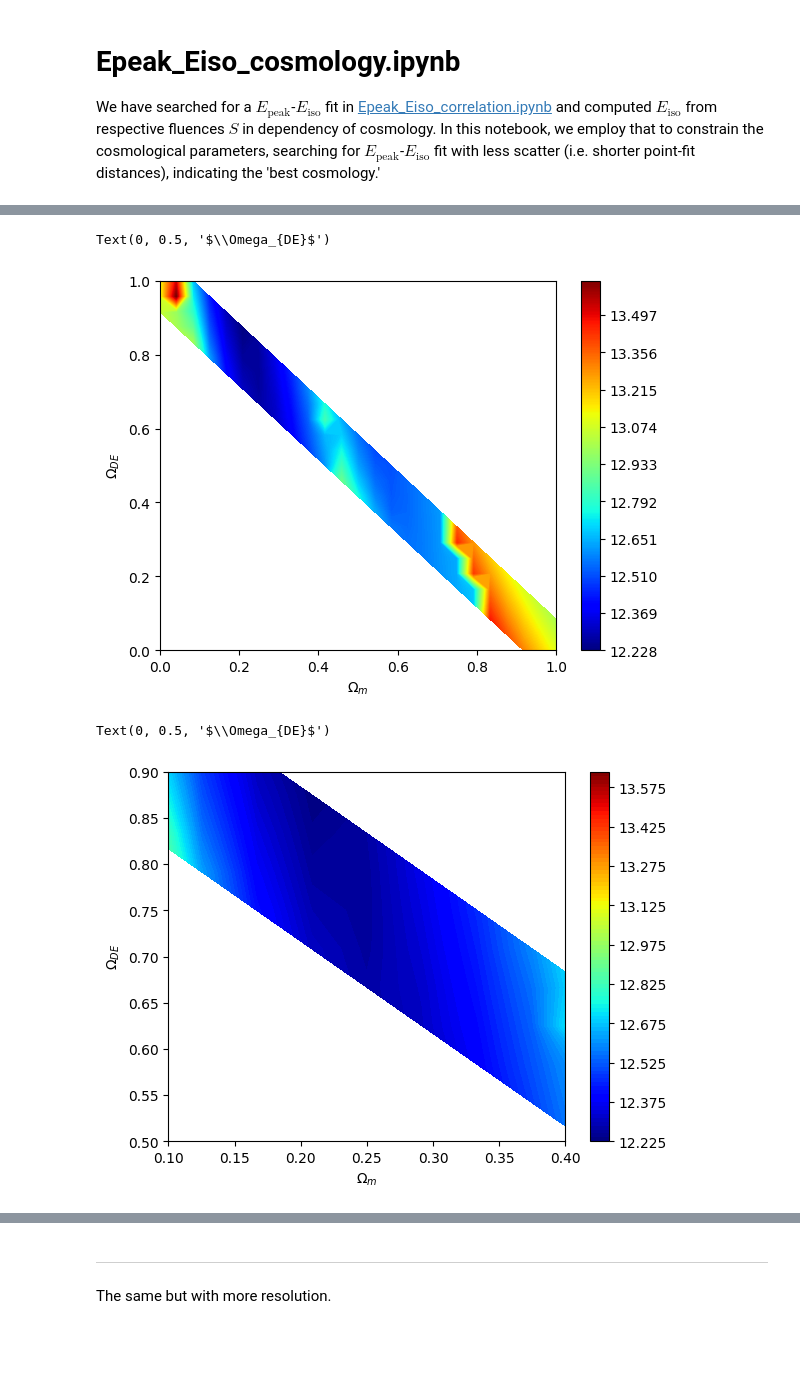
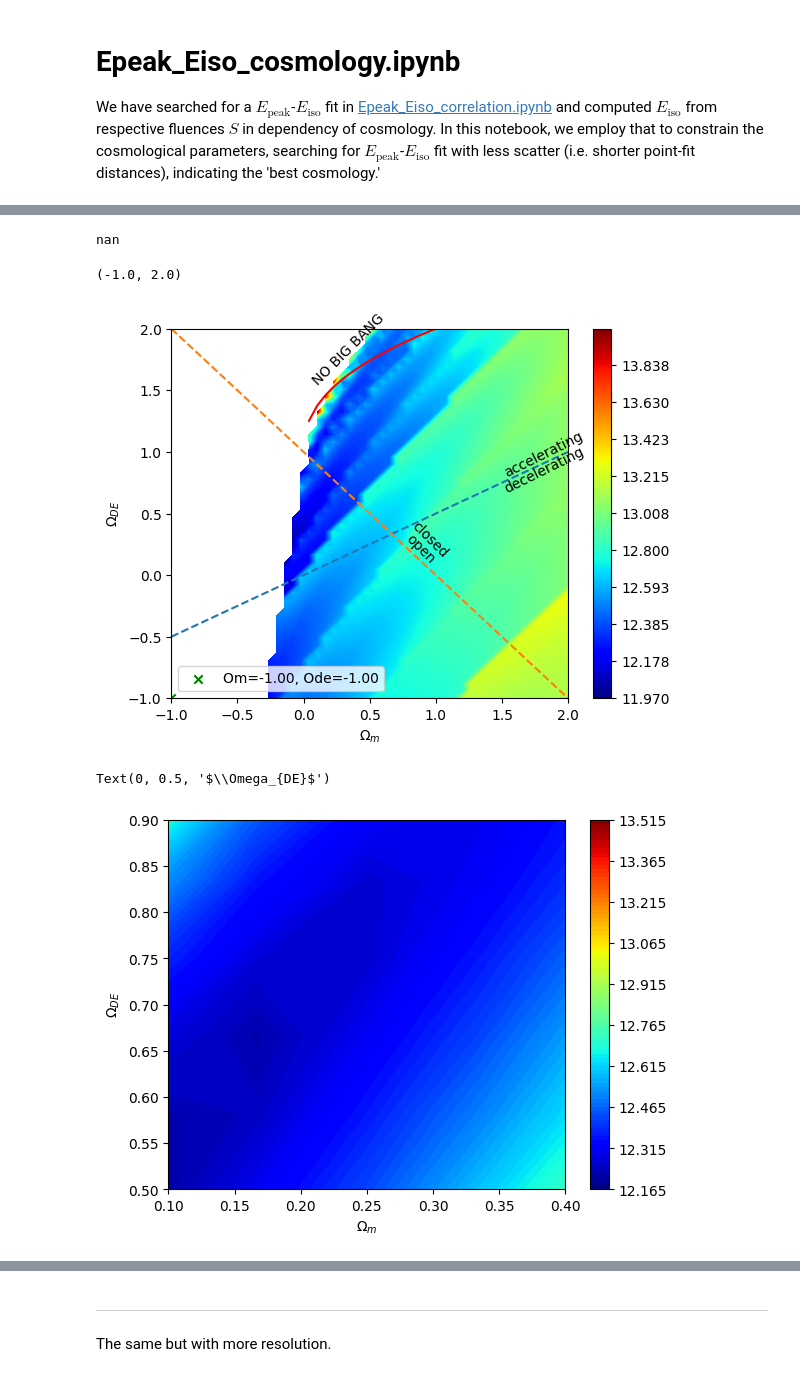
Before and after one commit to joanalnu/OAB-INAF, a Jupyter notebook: Epeak_Eiso_cosmology.ipynb, the cells around one changed output, grey strips where cells are left out. Cells and saved outputs as stored; diff of their text form; code cells hidden in the pictures; blank space fills up the shorter version.

```diff
--- a/Epeak_Eiso_cosmology.ipynb
+++ b/Epeak_Eiso_cosmology.ipynb
@@ -174,34 +216,62 @@ for i in range(len(Om)):
         sumdata[i, j] = np.sum(data[i, j, :])
 
 # Create a mask for the region where Om + Ode > 1
+mask_bool = False
 mask = np.zeros_like(sumdata, dtype=bool)
 for i in range(len(Om)):
     for j in range(len(Ode)):
-        if Om[i] + Ode[j] > 1.1:
-            mask[i, j] = True
-        elif Om[i] + Ode[j] < 0.9:
-            mask[i, j] = True
+        if Om[i] + Ode[j] > 1.2:
+            mask[i, j] = mask_bool
+        elif Om[i] + Ode[j] < 0.8:
+            mask[i, j] = mask_bool
+        if Ode[j] >= Om[i]**(1/2.32)+1.0:
+            mask[i, j] = False
 
 masked_sumdata = np.ma.masked_where(mask, sumdata)
+
+best_fit = np.argmin(masked_sumdata)
+Om_index, Ode_index = np.unravel_index(best_fit, masked_sumdata.shape)
+Om_fit, Ode_fit = Om[Om_index], Ode[Ode_index]
+
+print(sumdata[Om_index,Om_index])
 
 # Plot
 plt.figure()
 plt.contourf(Om, Ode, masked_sumdata.T, cmap='jet', levels=1000)
+#plt.contour(Om, Ode, masked_sumdata.T, cmap='plasma', levels=10)
 plt.colorbar()
+plt.scatter(Om_fit, Ode_fit, c='g', marker='x', label=f'Om={Om_fit:.2f}, Ode={Ode_fit:.2f}')
 plt.xlabel(r'$\Omega_m$')
 plt.ylabel(r'$\Omega_{DE}$')
+
+plt.plot(Om, 0.5*Om, linestyle='--')
+plt.annotate('accelerating',(1.5,0.80), rotation=26.35)
+plt.annotate('decelerating',(1.5,0.67), rotation=26.35)
+
+plt.plot(Om, Om**(1/2.32)+1, c='r')
+plt.annotate('NO BIG BANG',(0.05,1.55),rotation=45)
+
+plt.plot(Om, 1-Om, linestyle='--')
+plt.annotate('open',(0.75,0.1),rotation=-45)
+plt.annotate('closed',(0.8,0.15),rotation=-45)
+
+plt.legend()
+plt.xlim(-1.0,2.0)
+plt.ylim(-1.0,2.0)
 # %% [output]
-Text(0, 0.5, '$\\Omega_{DE}$')
+nan
+(-1.0, 2.0)
-[figure, old version]
+[figure, new version]
 # %%
 plt.figure()
 plt.contourf(Om, Ode, masked_sumdata.T, cmap='jet', levels=100)
 plt.colorbar()
+plt.scatter(Om_fit, Ode_fit, c='r', marker='x')
 plt.xlim(0.1,0.4)
 plt.ylim(0.5,0.9)
 plt.xlabel(r'$\Omega_m$')
 plt.ylabel(r'$\Omega_{DE}$')
 # %% [output]
 Text(0, 0.5, '$\\Omega_{DE}$')
-[figure, old version]
+[figure, new version]
 # %%
```
Also changed, not shown: parts of 3 cells of this notebook, 1 other file.
